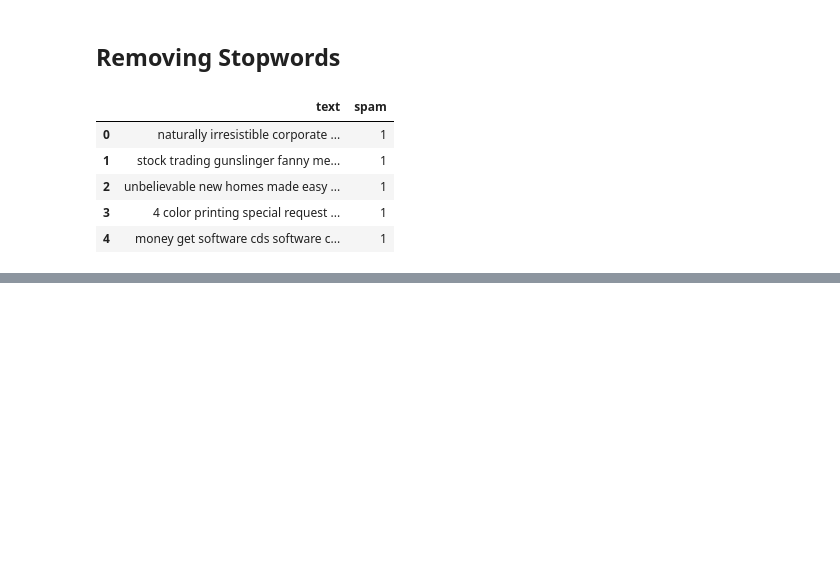
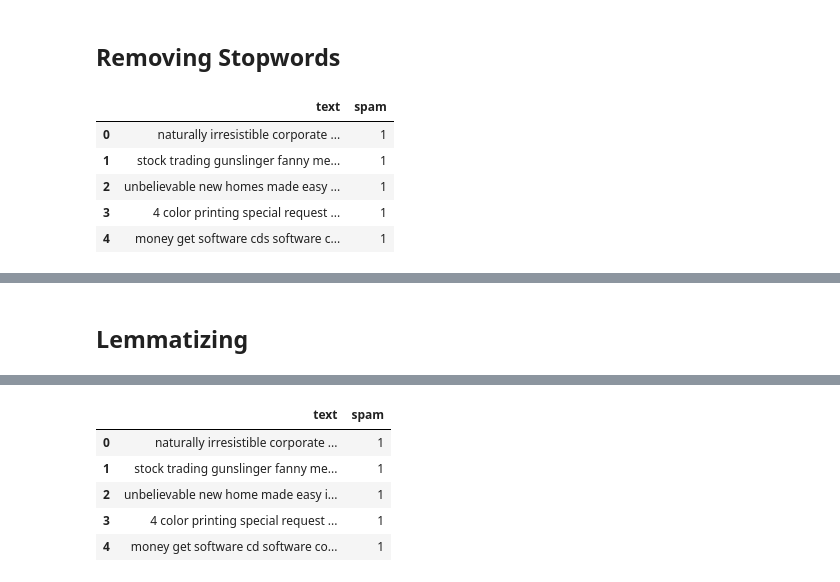
Before and after one commit to AShap03/NLP, a Jupyter notebook: nlp.ipynb, the cells around one changed output, grey strips where cells are left out. Cells and saved outputs as stored; diff of their text form; code cells hidden in the pictures; blank space fills up the shorter version.

```diff
--- a/nlp.ipynb
+++ b/nlp.ipynb
@@ -84,0 +104,12 @@ dataset.head()
+# %% [markdown]
+## Lemmatizing
+# %%
+nltk.download('wordnet')
+
+lemmatizer = WordNetLemmatizer()
+def lemmatize_words(text):
+    return " ".join([lemmatizer.lemmatize(word) for word in text])
+
+dataset['text'] = dataset["text"].apply(lambda text: lemmatize_words(text))
+dataset.head()
+# %% [output]
@@ -84,0 +119,6 @@ dataset.head()
+|  | text | spam |
+| 0 | naturally irresistible corporate ... | 1 |
+| 1 | stock trading gunslinger fanny me... | 1 |
+| 2 | unbelievable new home made easy i... | 1 |
+| 3 | 4 color printing special request ... | 1 |
+| 4 | money get software cd software co... | 1 |
```
Also changed, not shown: parts of 13 cells of this notebook.
